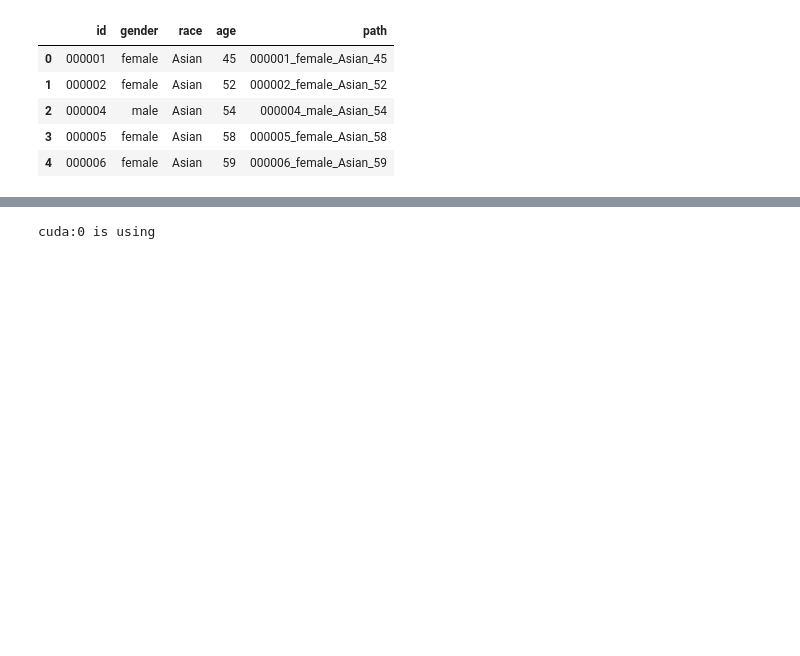
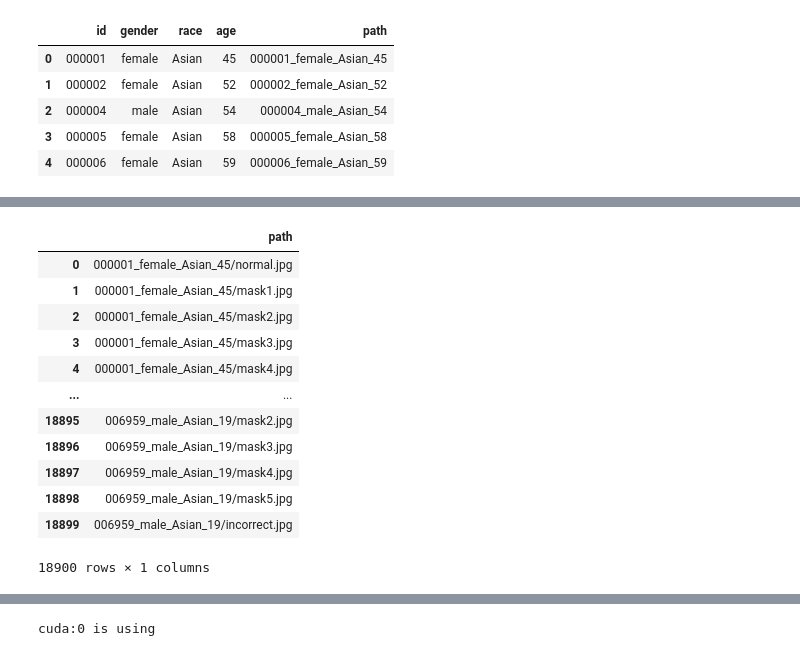
Before and after one commit to boostcampaitech2/image-classification-level1-18, a Jupyter notebook: Main_notebook.ipynb, the cells around one changed output, grey strips where cells are left out. Cells and saved outputs as stored; diff of their text form; code cells hidden in the pictures; blank space fills up the shorter version.

```diff
--- a/Main_notebook.ipynb
+++ b/Main_notebook.ipynb
@@ -64 +68,19 @@ train_data_v1
 18900 rows × 6 columns
+# %%
+train_data_v2 = pd.read_csv("./train_label.csv").drop(columns="Unnamed: 0")
+train_data_v2.drop(columns=['race','gender','age','mask','id'],inplace=True)
+train_data_v2
+# %% [output]
+|  | path |
+| 0 | 000001_female_Asian_45/normal.jpg |
+| 1 | 000001_female_Asian_45/mask1.jpg |
+| 2 | 000001_female_Asian_45/mask2.jpg |
+| 3 | 000001_female_Asian_45/mask3.jpg |
+| 4 | 000001_female_Asian_45/mask4.jpg |
+| ... | ... |
+| 18895 | 006959_male_Asian_19/mask2.jpg |
+| 18896 | 006959_male_Asian_19/mask3.jpg |
+| 18897 | 006959_male_Asian_19/mask4.jpg |
+| 18898 | 006959_male_Asian_19/mask5.jpg |
+| 18899 | 006959_male_Asian_19/incorrect.jpg |
+18900 rows × 1 columns
```
Also changed, not shown: parts of 11 cells of this notebook, 4 other files.
